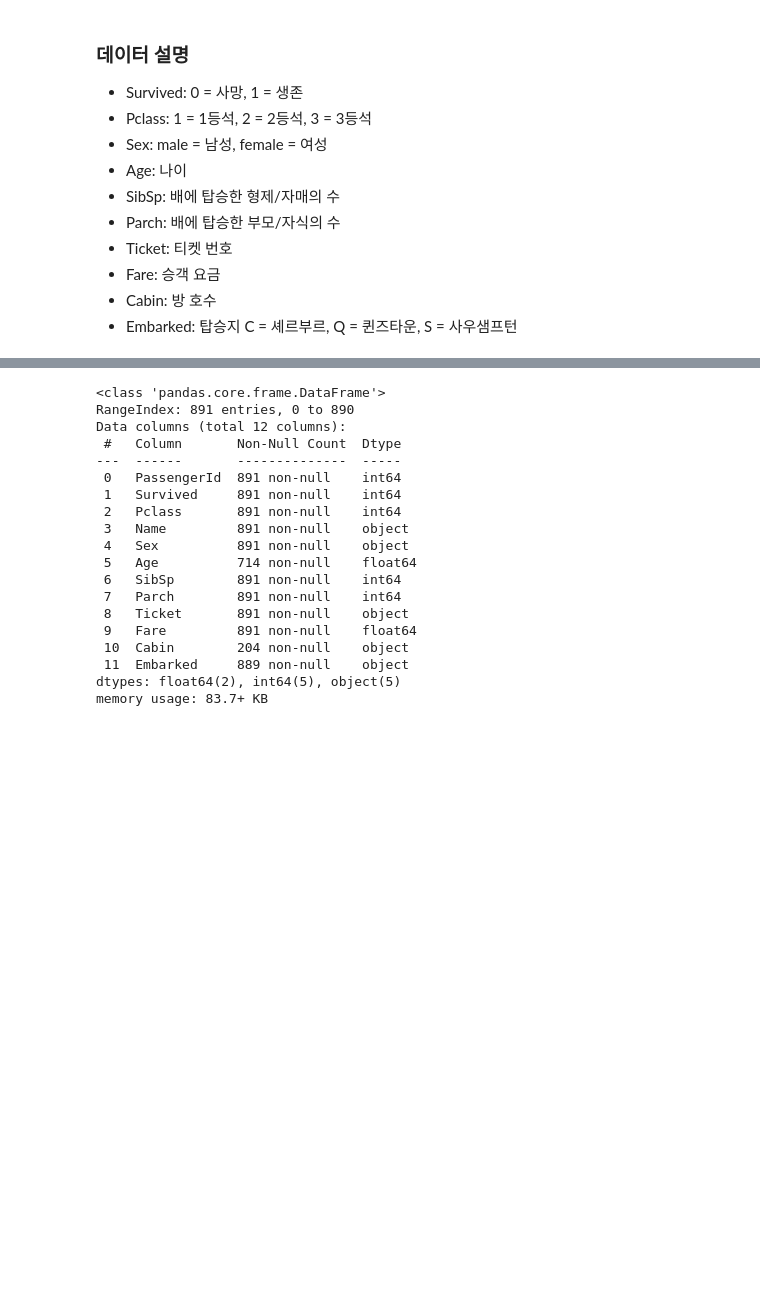
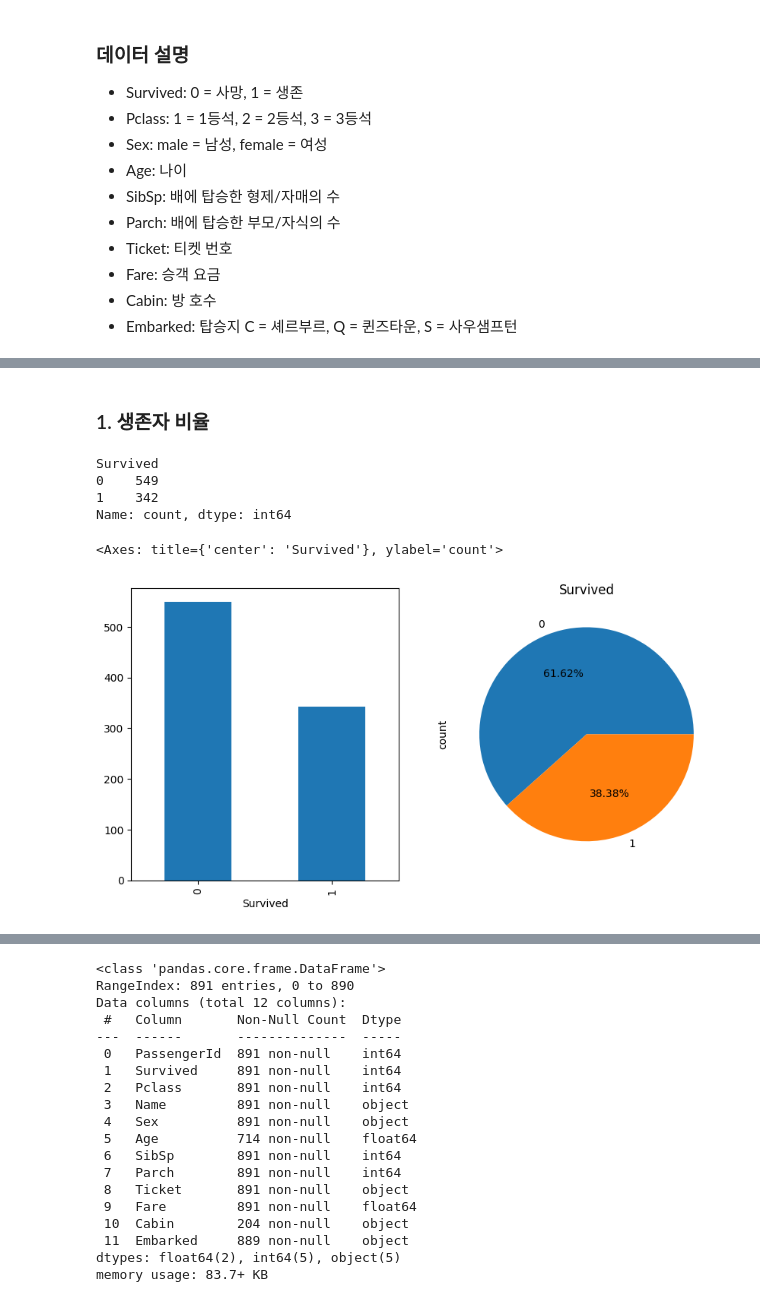
Before and after one commit to kkh01230123/Project, a Jupyter notebook: Titanic_Dataset.ipynb, the cells around one changed output, grey strips where cells are left out. Cells and saved outputs as stored; diff of their text form; code cells hidden in the pictures; blank space fills up the shorter version.

```diff
--- a/Titanic_Dataset.ipynb
+++ b/Titanic_Dataset.ipynb
@@ -25,8 +33,8 @@ import seaborn as sns
 - Cabin: 방 호수
 - Embarked: 탑승지 C = 셰르부르, Q = 퀸즈타운, S = 사우샘프턴
 # %%
-train = pd.read_csv("data/train.csv")
-train.head()
+df = pd.read_csv("data/train.csv")
+df.head()
 # %% [output]
 |  | PassengerId | Survived | Pclass | Name | Sex | Age | SibSp | Parch | Ticket | Fare | ... |
 | 0 | 1 | 0 | 3 | Braund, Mr. Owen Harris | male | 22.0 | 1 | 0 | A/5 21171 | 7.2500 | ... |
@@ -36,0 +55,18 @@ train.head()
+# %% [markdown]
+### 1. 생존자 비율
+# %%
+df["Survived"].value_counts()
+# %% [output]
+Survived
+0    549
+1    342
+Name: count, dtype: int64
+# %%
+plt.figure(figsize=(10, 5))
+plt.subplot(1, 2, 1)
+df["Survived"].value_counts().plot(kind='bar')
+plt.subplot(1, 2, 2)
+df["Survived"].value_counts().plot(title='Survived', kind='pie', autopct='%1.2f%%')
+# %% [output]
+<Axes: title={'center': 'Survived'}, ylabel='count'>
+[figure, added]
```
Also changed, not shown: parts of 107 cells of this notebook, 2 other files.
